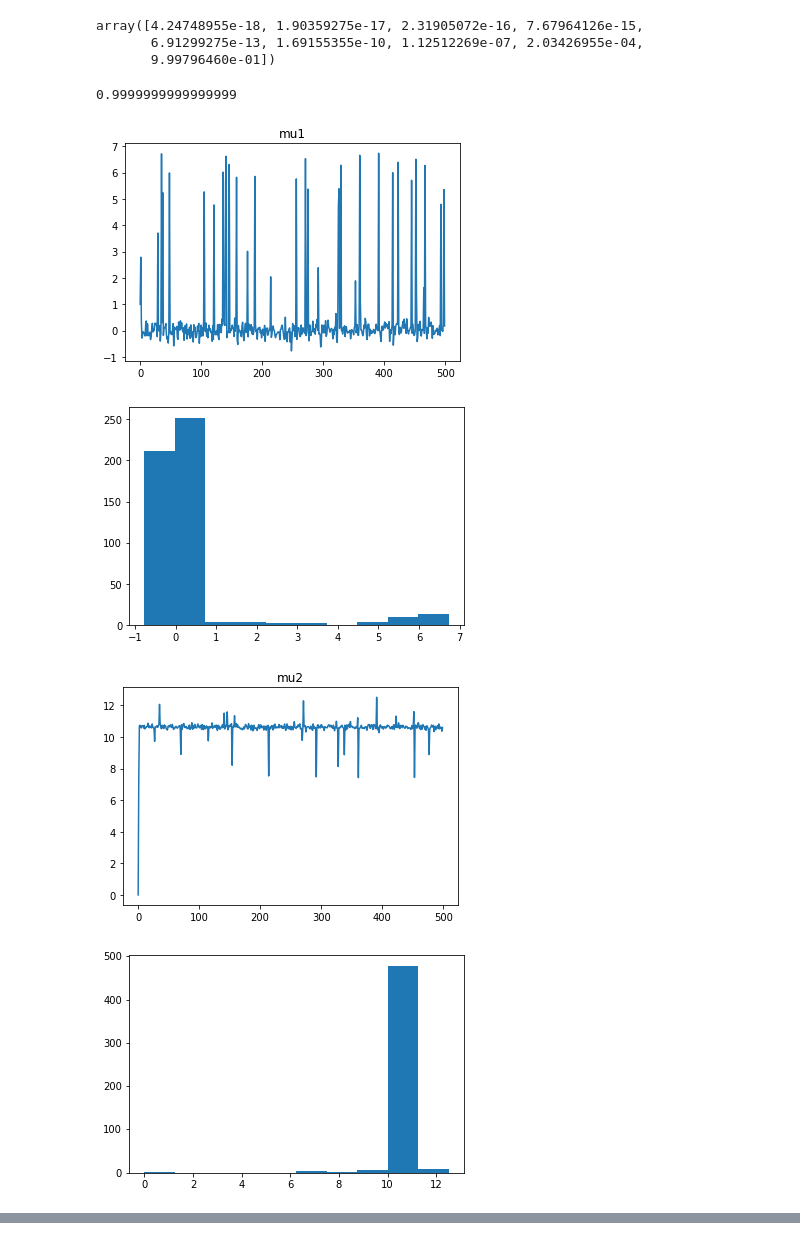
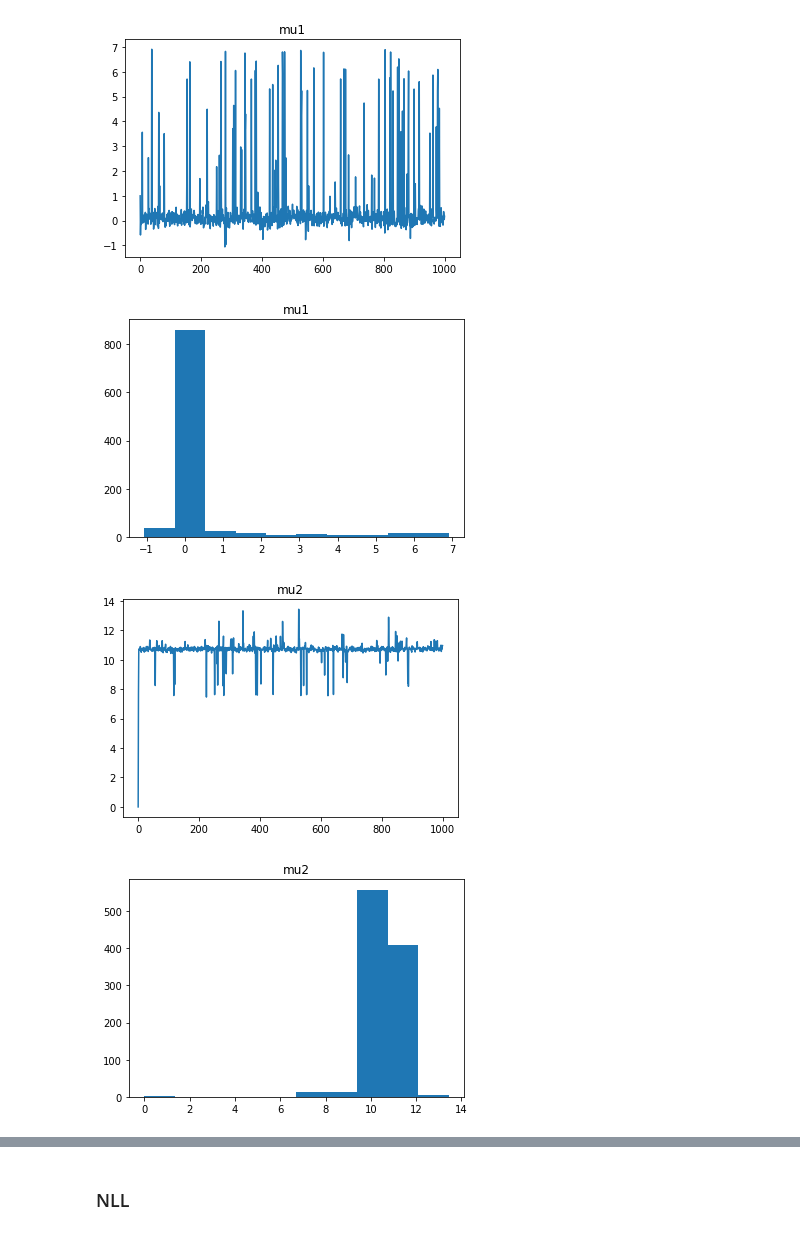
Before and after one commit to Huk-David/APTS_Presentations, a Jupyter notebook: APTS July/APTS.ipynb, the cells around one changed output, grey strips where cells are left out. Cells and saved outputs as stored; diff of their text form; code cells hidden in the pictures.

```diff
--- a/APTS July/APTS.ipynb
+++ b/APTS July/APTS.ipynb
@@ -4,14 +5,4 @@ import scipy.stats as scs
 # %%
-def cond2(mu1,mu2,obs):
-    out = np.zeros(len(obs)-1)
-    for i in range(1,len(obs)):
-        # compute individual log-densities
-        out[i-1] = np.sum([np.power(obs[:i]-mu1,2)]) + np.sum([np.power(obs[i:]-mu2,2)])
-    out = np.exp(out - np.mean(out))
-    out = out /np.sum(out)
-    out = np.nan_to_num(out,copy=False,nan=1.0)
-    #print(out)
-    return out
 
 def dist_M(m, mu1, mu2, y):
     m = int(m)
@@ -20,7 +11,6 @@ def dist_M(m, mu1, mu2, y):
     return dist_M_log
 
 def cdist_M(mu1, mu2, y):
-    #nprop_log_like = np.apply_along_axis(lambda k: dist_M(k, mu1, mu2, y), 0, np.arange(1, len(y)))
     nprop_log_like = [dist_M(k, mu1, mu2, y) for k in np.arange(1, len(y))]
     out = np.exp(nprop_log_like) / np.sum(np.exp(nprop_log_like))
     return out
@@ -31,7 +21,7 @@ def gibbs2(data,t):
     Ms = [1] + np.zeros(t)
     N = len(data)
 
-    for i in range(1,t):
+    for i in tqdm(range(1,t)):
         #print(i,'-----------------')
         mu1s[i] = scs.norm( 100/((100)*Ms[i-1]+1) + np.mean(data[:int(Ms[i-1])]),100/((100)*Ms[i-1]+1)).rvs(1)
         #print(mu1s[i])
@@ -43,37 +33,29 @@ def gibbs2(data,t):
             Ms[i] = np.random.choice(np.arange(1,len(data)),p=cdist_M(mu1s[i],mu1s[i],data))
         #print(Ms[i])
     return np.array([mu1s,mu2s,Ms])
-# %%
-y = np.array([1, 2, 3, 4, 5, 6, 7, 8, 9, 10])
-cdist_M(1, 0, y)
-# %% [output]
-array([4.24748955e-18, 1.90359275e-17, 2.31905072e-16, 7.67964126e-15,
-       6.91299275e-13, 1.69155355e-10, 1.12512269e-07, 2.03426955e-04,
-       9.99796460e-01])
-# %%
-np.sum(cond2(1,1,np.concatenate((scs.norm(loc=1,scale=1).rvs(10),scs.norm(loc=10,scale=1).rvs(10)))))
-# %% [output]
-0.9999999999999999
 # %%
 from matplotlib import pyplot as plt
-test = gibbs2(np.append((np.random.normal(0,1,5)),(np.random.normal(10,1,10))),500)
+test = gibbs2(np.append((np.random.normal(0,1,5)),(np.random.normal(10,1,10))),1000)
 plt.plot(test[0])
 plt.title('mu1')
 plt.show()
 plt.hist(test[0])
+plt.title('mu1')
 plt.show()
 plt.plot(test[1])
 plt.title('mu2')
 plt.show()
 plt.hist(test[1])
+plt.title('mu2')
 plt.show()
 plt.plot(test[2])
 plt.title('M')
 plt.show()
+plt.title('M')
 plt.hist(test[2])
 plt.show()
 # %% [output]
-[figure, old version]
+[figure, new version]
-[figure, old version]
+[figure, new version]
-[figure, old version]
+[figure, new version]
-[figure, old version]
+[figure, new version]
@@ -105,4 +120,6 @@ def abc(data,t):
     return np.array([mu1s,mu2s,Ms,stat])
+# %% [markdown]
+### NLL
 # %%
 import matplotlib.pyplot as plt
 from mpl_toolkits.mplot3d import Axes3D
```
Also changed, not shown: parts of 10 cells of this notebook.
